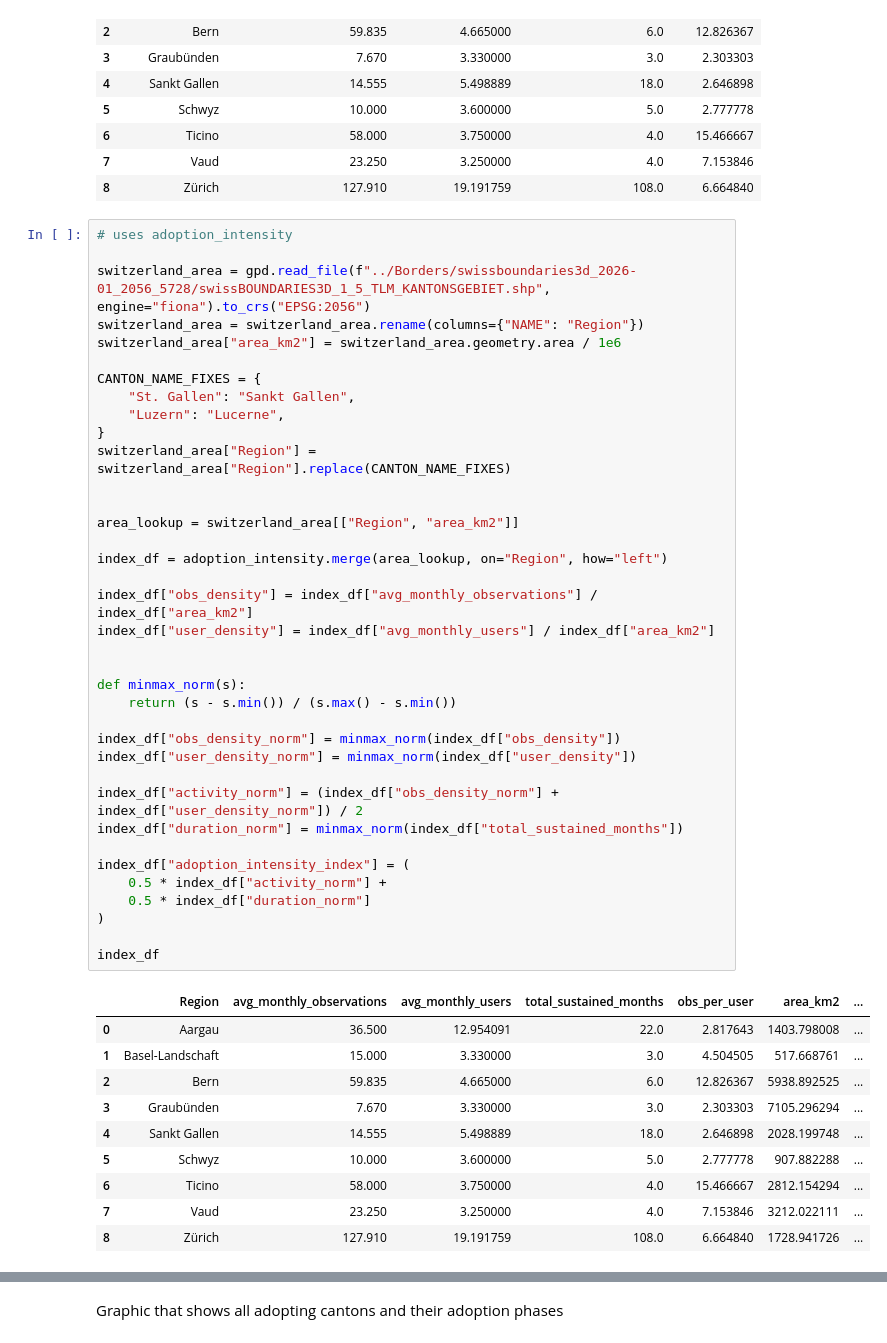
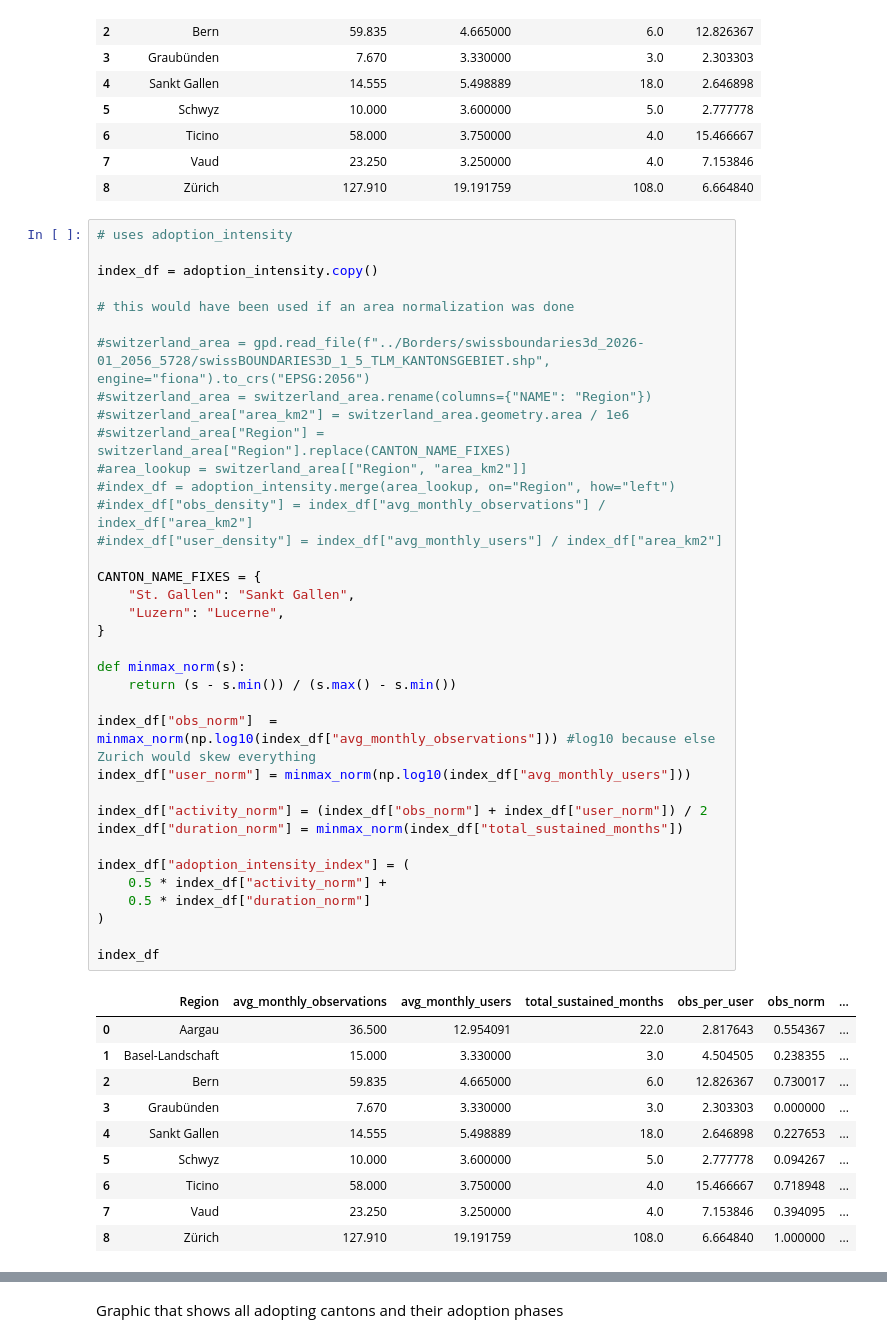
Before and after one commit to yannicknicolaswirz/Master_Thesis, a Jupyter notebook: Code/Part3_Switzerland.ipynb, the cells around one changed output, grey strips where cells are left out. Saved outputs shown, nothing was run; the diff lists cells and outputs as text.

```diff
--- a/Code/Part3_Switzerland.ipynb
+++ b/Code/Part3_Switzerland.ipynb
@@ -543,48 +537,47 @@ adoption_intensity
 # %%
 # uses adoption_intensity
 
-switzerland_area = gpd.read_file(f"../Borders/swissboundaries3d_2026-01_2056_5728/swissBOUNDARIES3D_1_5_TLM_KANTONSGEBIET.shp", engine="fiona").to_crs("EPSG:2056")
-switzerland_area = switzerland_area.rename(columns={"NAME": "Region"})
-switzerland_area["area_km2"] = switzerland_area.geometry.area / 1e6
+index_df = adoption_intensity.copy()
+
+# this would have been used if an area normalization was done
+
+#switzerland_area = gpd.read_file(f"../Borders/swissboundaries3d_2026-01_2056_5728/swissBOUNDARIES3D_1_5_TLM_KANTONSGEBIET.shp", engine="fiona").to_crs("EPSG:2056")
+#switzerland_area = switzerland_area.rename(columns={"NAME": "Region"})
+#switzerland_area["area_km2"] = switzerland_area.geometry.area / 1e6
+#switzerland_area["Region"] = switzerland_area["Region"].replace(CANTON_NAME_FIXES)
+#area_lookup = switzerland_area[["Region", "area_km2"]]
+#index_df = adoption_intensity.merge(area_lookup, on="Region", how="left")
+#index_df["obs_density"] = index_df["avg_monthly_observations"] / index_df["area_km2"]
+#index_df["user_density"] = index_df["avg_monthly_users"] / index_df["area_km2"]
 
 CANTON_NAME_FIXES = {
     "St. Gallen": "Sankt Gallen",
     "Luzern": "Lucerne",
 }
-switzerland_area["Region"] = switzerland_area["Region"].replace(CANTON_NAME_FIXES)
-
-
-area_lookup = switzerland_area[["Region", "area_km2"]]
-
-index_df = adoption_intensity.merge(area_lookup, on="Region", how="left")
-
-index_df["obs_density"] = index_df["avg_monthly_observations"] / index_df["area_km2"]
-index_df["user_density"] = index_df["avg_monthly_users"] / index_df["area_km2"]
-
 
 def minmax_norm(s):
     return (s - s.min()) / (s.max() - s.min())
 
-index_df["obs_density_norm"] = minmax_norm(index_df["obs_density"])
-index_df["user_density_norm"] = minmax_norm(index_df["user_density"])
+index_df["obs_norm"]  = minmax_norm(np.log10(index_df["avg_monthly_observations"])) #log10 because else Zurich would skew everything
+index_df["user_norm"] = minmax_norm(np.log10(index_df["avg_monthly_users"]))
 
-index_df["activity_norm"] = (index_df["obs_density_norm"] + index_df["user_density_norm"]) / 2
+index_df["activity_norm"] = (index_df["obs_norm"] + index_df["user_norm"]) / 2
 index_df["duration_norm"] = minmax_norm(index_df["total_sustained_months"])
 
 index_df["adoption_intensity_index"] = (
     0.5 * index_df["activity_norm"] +
     0.5 * index_df["duration_norm"]
 )
 
 index_df
 # %% [output]
-|  | Region | avg_monthly_observations | avg_monthly_users | total_sustained_months | obs_per_user | area_km2 | ... |
-| 0 | Aargau | 36.500 | 12.954091 | 22.0 | 2.817643 | 1403.798008 | ... |
-| 1 | Basel-Landschaft | 15.000 | 3.330000 | 3.0 | 4.504505 | 517.668761 | ... |
-| 2 | Bern | 59.835 | 4.665000 | 6.0 | 12.826367 | 5938.892525 | ... |
-| 3 | Graubünden | 7.670 | 3.330000 | 3.0 | 2.303303 | 7105.296294 | ... |
-| 4 | Sankt Gallen | 14.555 | 5.498889 | 18.0 | 2.646898 | 2028.199748 | ... |
-| 5 | Schwyz | 10.000 | 3.600000 | 5.0 | 2.777778 | 907.882288 | ... |
-| 6 | Ticino | 58.000 | 3.750000 | 4.0 | 15.466667 | 2812.154294 | ... |
-| 7 | Vaud | 23.250 | 3.250000 | 4.0 | 7.153846 | 3212.022111 | ... |
-| 8 | Zürich | 127.910 | 19.191759 | 108.0 | 6.664840 | 1728.941726 | ... |
+|  | Region | avg_monthly_observations | avg_monthly_users | total_sustained_months | obs_per_user | obs_norm | ... |
+| 0 | Aargau | 36.500 | 12.954091 | 22.0 | 2.817643 | 0.554367 | ... |
+| 1 | Basel-Landschaft | 15.000 | 3.330000 | 3.0 | 4.504505 | 0.238355 | ... |
+| 2 | Bern | 59.835 | 4.665000 | 6.0 | 12.826367 | 0.730017 | ... |
+| 3 | Graubünden | 7.670 | 3.330000 | 3.0 | 2.303303 | 0.000000 | ... |
+| 4 | Sankt Gallen | 14.555 | 5.498889 | 18.0 | 2.646898 | 0.227653 | ... |
+| 5 | Schwyz | 10.000 | 3.600000 | 5.0 | 2.777778 | 0.094267 | ... |
+| 6 | Ticino | 58.000 | 3.750000 | 4.0 | 15.466667 | 0.718948 | ... |
+| 7 | Vaud | 23.250 | 3.250000 | 4.0 | 7.153846 | 0.394095 | ... |
+| 8 | Zürich | 127.910 | 19.191759 | 108.0 | 6.664840 | 1.000000 | ... |
```
Also changed, not shown: parts of 4 cells of this notebook, 6 other files.
